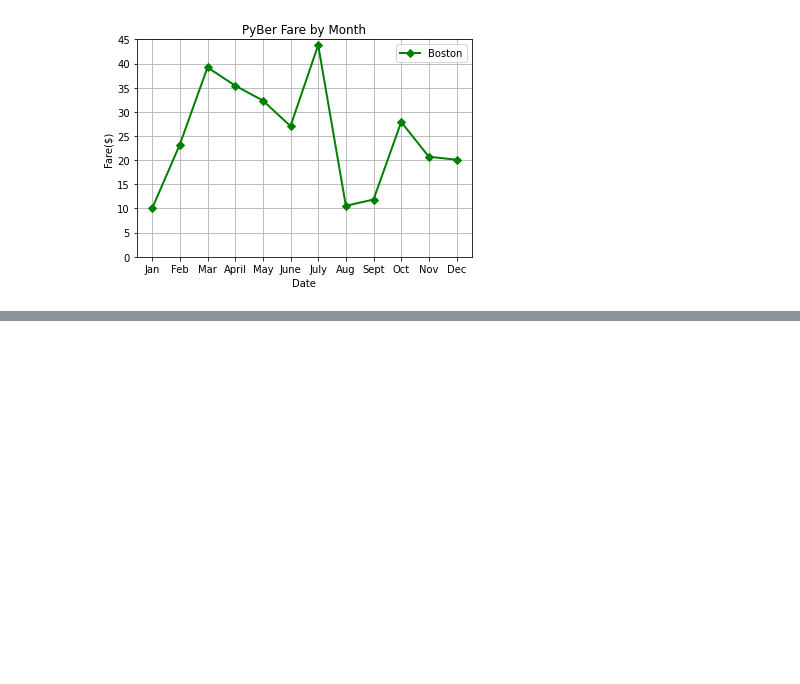
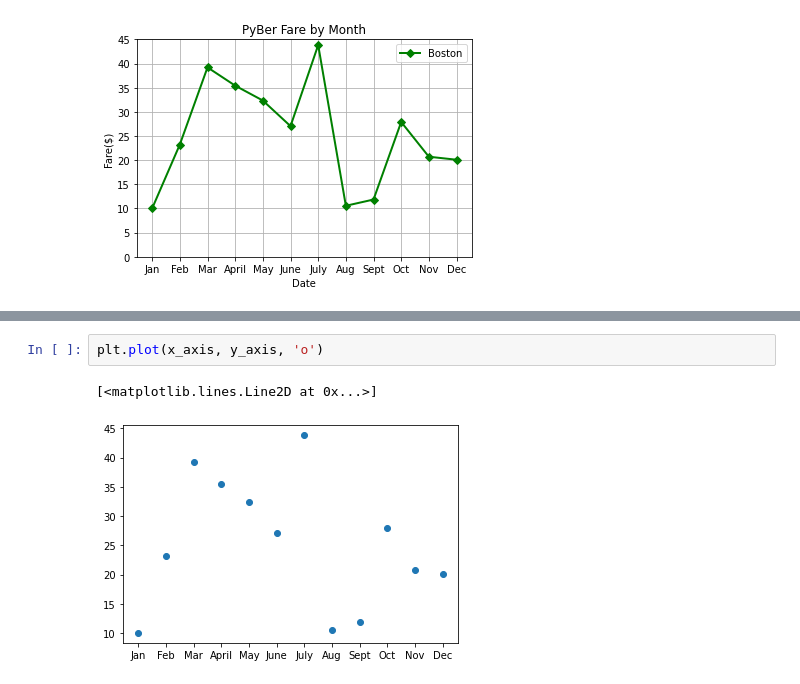
Before and after one commit to tkiruthika/PyBer_Analysis, a Jupyter notebook: matplotlib_practice.ipynb, the cells around one changed output, grey strips where cells are left out. Drawn from its saved outputs; the diff is of its cells as text; blank space fills up the shorter version.

```diff
--- a/matplotlib_practice.ipynb
+++ b/matplotlib_practice.ipynb
@@ -140,0 +172,5 @@ ax.legend()
+# %%
+plt.plot(x_axis, y_axis, 'o')
+# %% [output]
+[<matplotlib.lines.Line2D at 0x...>]
+[figure, added]
```
Also changed, not shown: parts of 31 cells of this notebook, 4 other files.
